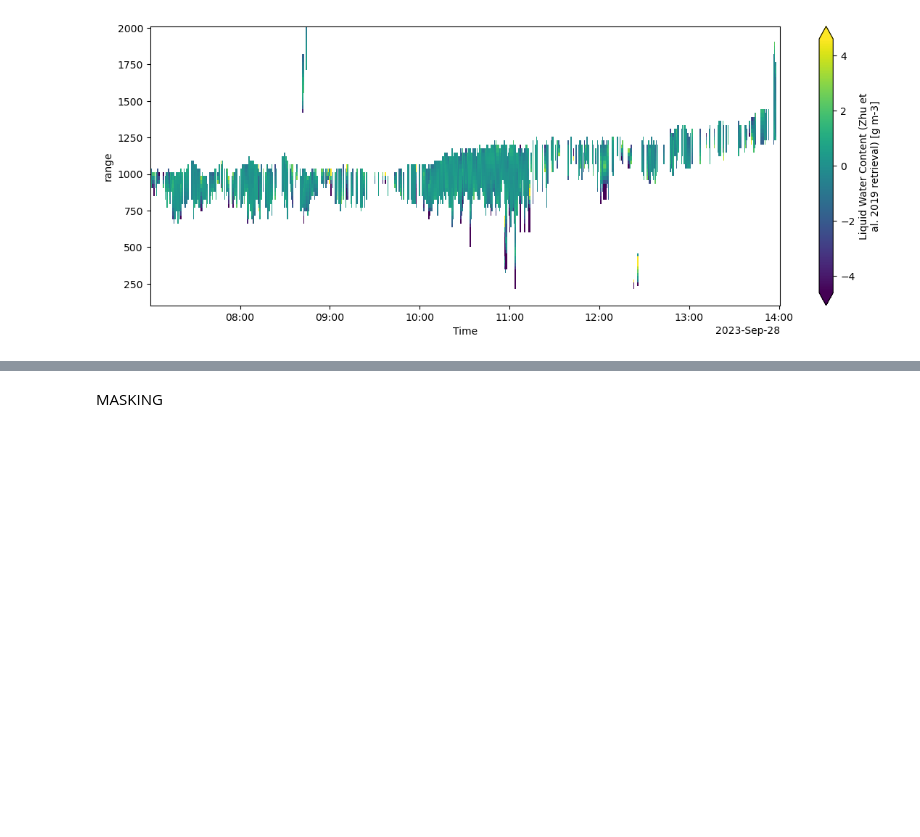
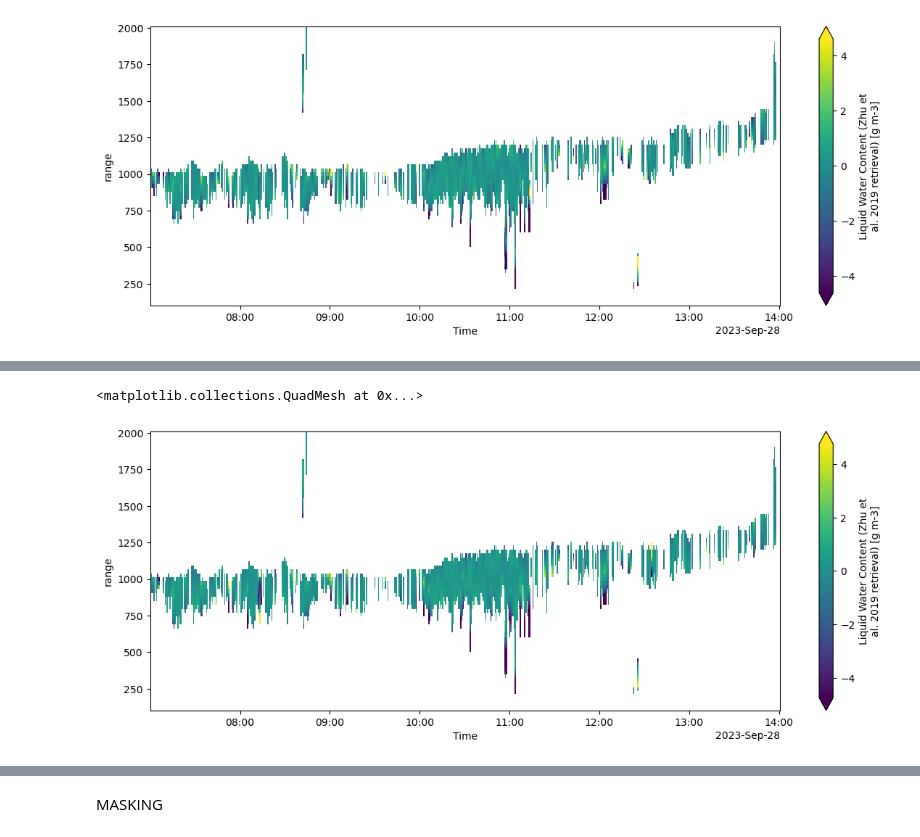
Before and after one commit to geronbreuergb-tech/dual_freq_radar_lwc, a Jupyter notebook: notebooks/03_dwr_and_masking.ipynb, the cells around one changed output, grey strips where cells are left out. Saved outputs shown, nothing was run; the diff lists cells and outputs as text; code cells hidden in the pictures; blank space fills up the shorter version.

```diff
--- a/notebooks/03_dwr_and_masking.ipynb
+++ b/notebooks/03_dwr_and_masking.ipynb
@@ -673,0 +689,24 @@ Signal across a 9-gate (~200 m) window at 5 dB/km: 1.00 dB
+# %%
+lwc_60, derivative_60 = retrieve_lwc_zhu(
+    dwr=dwr_2km_smoothed_60,
+    kappa_w=kappa_w_2km,
+    kappa_ka=kappa_ka_2km,
+    alpha_w=alpha_w_2km,
+    alpha_ka=alpha_ka_2km,
+    cloud_mask=cloud_mask_2km,
+    N_default=9,
+    min_cloud_gates=3,
+)
+# %%
+
+
+lwc_60.plot(
+    x="Time",
+    y="range",
+    figsize=(14, 5),
+    cmap="viridis",
+    robust=True,
+)
+# %% [output]
+<matplotlib.collections.QuadMesh at 0x...>
+[figure, added]
```
Also changed, not shown: parts of 18 cells of this notebook, 4 other files.
